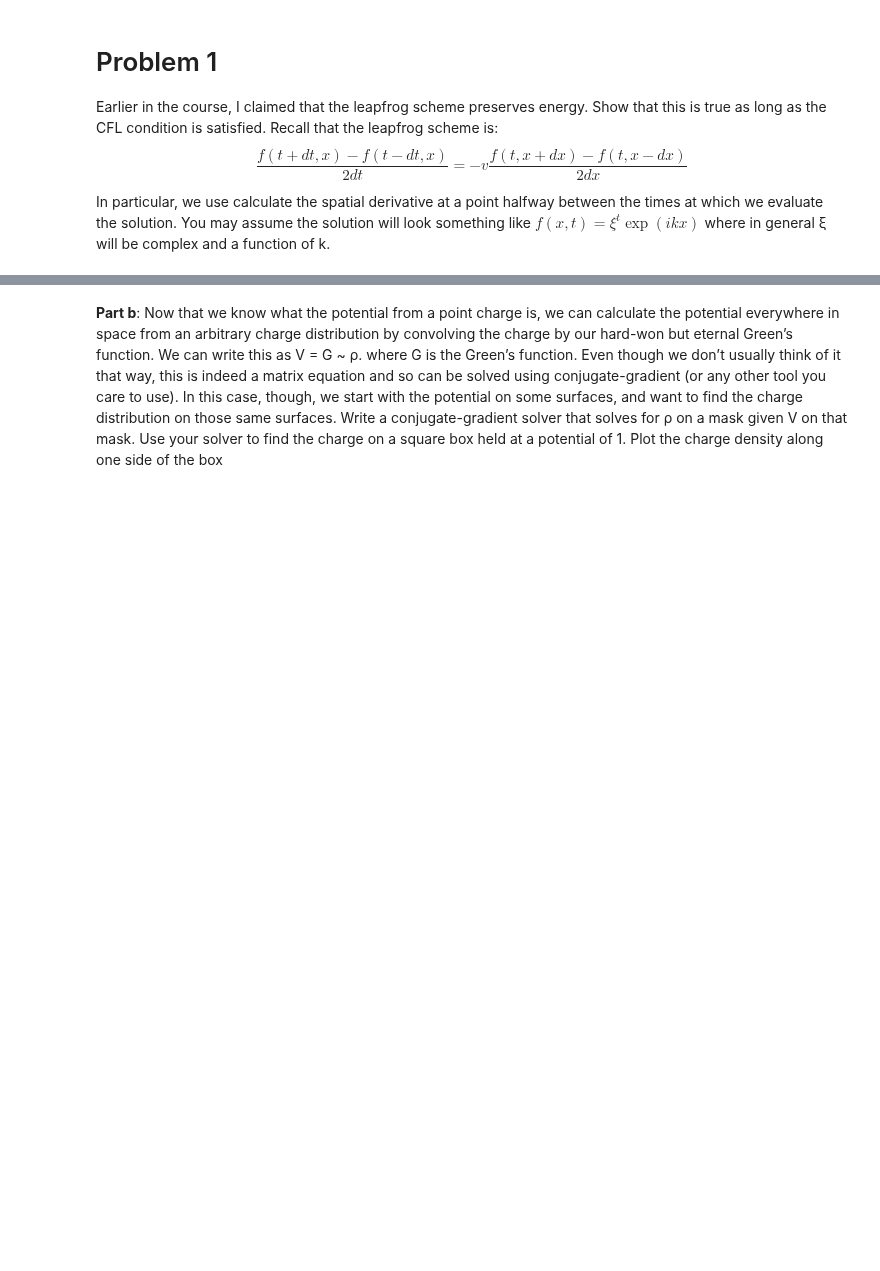
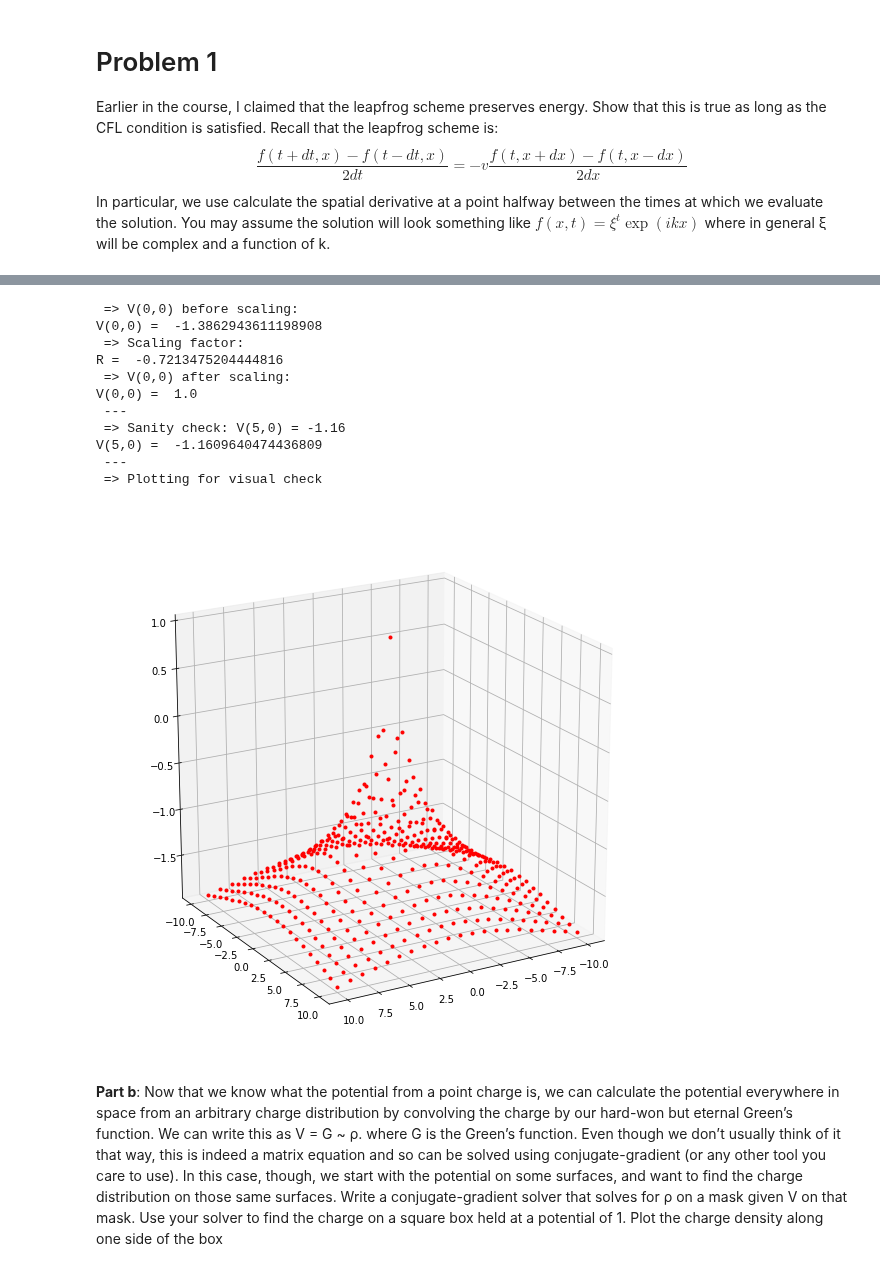
Before and after one commit to RphlFrmnt/PHYS512, a Jupyter notebook: Assign_7.ipynb, the cells around one changed output, grey strips where cells are left out. Drawn from its saved outputs; the diff is of its cells as text; code cells hidden in the pictures; blank space fills up the shorter version.

```diff
--- a/Assign_7.ipynb
+++ b/Assign_7.ipynb
@@ -4,4 +4,8 @@
 import numpy as np
 import matplotlib.pyplot as plt
 import spinmob as s
+from scipy import sparse
 import os
+from mpl_toolkits import mplot3d
+%pylab inline
+pylab.rcParams['figure.figsize'] = (10, 10)
@@ -45,3 +51,71 @@ point is the average of its neighbors. By knowing the potential at (1,0) has to
+# %%
+# First let's define a general potential function:
+def V(x,y,k=1):
+    r = np.sqrt(x**2 + y**2)
+    return k*np.log(r)
+# %%
+# Creating a matrix of element around (0,0):
+size = 10
+V_m = np.zeros(shape=(2*size+1,2*size+1,3))
+for i in range(2*size+1):
+    for j in range(2*size+1):
+        V_m[i-size,j-size] = [i-size,j-size,V(i-size,j-size)]
+
+#Averaging to obtain V_m(0,0)
+V_m[0,0][2] = 4*V_m[1,0][2] - (V_m[1,1][2] + V_m[1,-1][2] + V_m[2,0][2])
+print(" => V(0,0) before scaling:")
+print("V(0,0) = ",V_m[0,0][2])
+
+#Obtaining Rescaling factor R s.t. V_m(0,0)=1
+R = 1/V_m[0,0][2]
+print(" => Scaling factor:")
+print("R = ",R)
+
+#Rescaling V_m according to R
+for i in range(2*size+1):
+    for j in range(2*size+1):
+        V_m[i,j][2] = V_m[i,j][2] * R
+print(" => V(0,0) after scaling:")
+print("V(0,0) = ",V_m[0,0][2])
+
+
+#Sanity Check
+print(" --- ")
+print(" => Sanity check: V(5,0) = -1.16 ")
+print("V(5,0) = ", V_m[5,0][2])
+
+print(" --- ")
+print(" => Plotting for visual check")
+
+#plot in a 3D plot
+V_m_plot = np.zeros(shape = ((2*size+1)**2,3)) #Make V_m convinient for plotting.
+n = 0
+for i in range(2*size+1):
+    for j in range(2*size+1):
+        V_m_plot[n] = V_m[i-size,j-size]
+        n = n+1
+
+x= np.transpose(V_m_plot)[0]
+y= np.transpose(V_m_plot)[1]
+z= np.transpose(V_m_plot)[2]
+
+fig = plt.figure()
+ax = plt.axes(projection='3d')
+ax.plot3D(x,y,z,"r.")
+ax.view_init(20, 60)
+# %% [output]
+ => V(0,0) before scaling:
+V(0,0) =  -1.3862943611198908
+ => Scaling factor:
+R =  -0.7213475204444816
+ => V(0,0) after scaling:
+V(0,0) =  1.0
+ ---
+ => Sanity check: V(5,0) = -1.16
+V(5,0) =  -1.1609640474436809
+ ---
+ => Plotting for visual check
+[figure, added]
 # %% [markdown]
 **Part b**: Now that we know what the potential from a point charge is, we can calculate the potential everywhere in space from an arbitrary charge distribution by convolving the charge by our hard-won but eternal Green’s function. We can write this as V = G ~ ρ. where G is the Green’s function. Even though we don’t usually think of it that way, this is indeed a matrix
 equation and so can be solved using conjugate-gradient (or any other tool you care to use). In this case, though, we start with the potential on some surfaces, and want to find the charge distribution on those same surfaces. Write a conjugate-gradient solver that solves for ρ on a mask given V on that mask. Use your solver to find the charge on a square box held at a potential of 1. Plot the charge density along one side of the box
```
Also changed, not shown: parts of 8 cells of this notebook.
